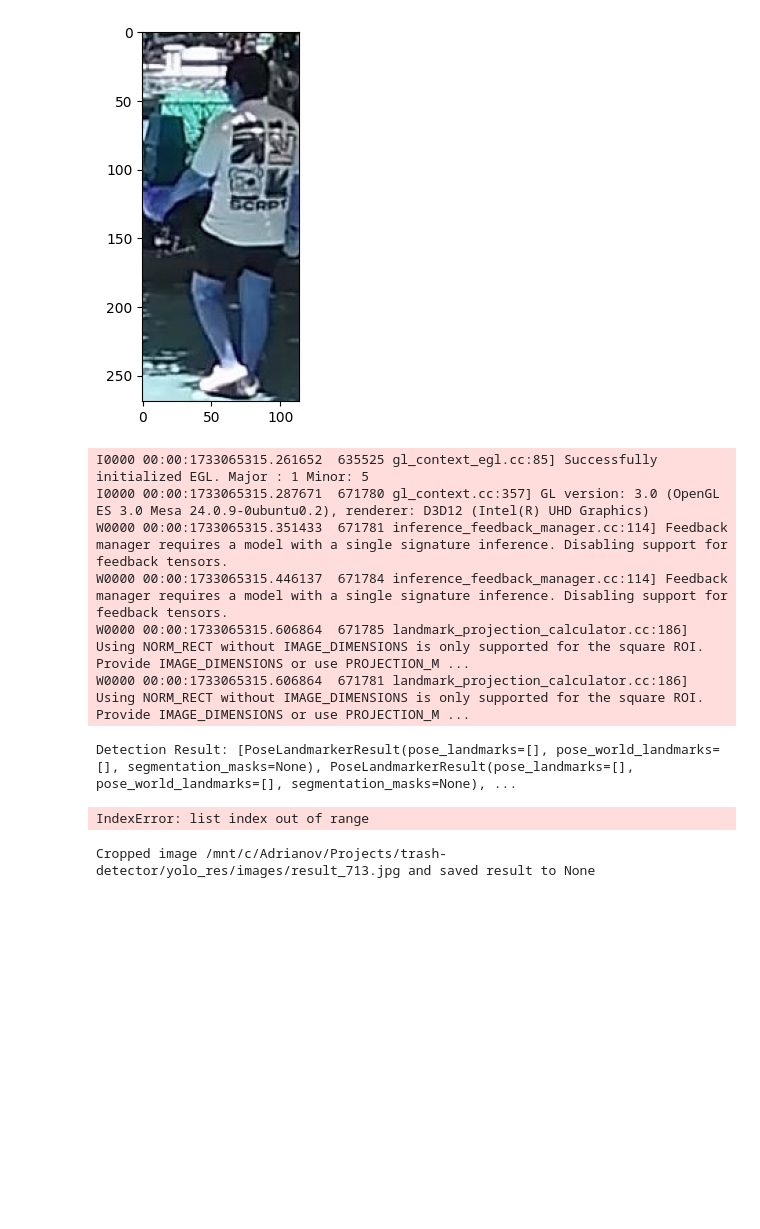
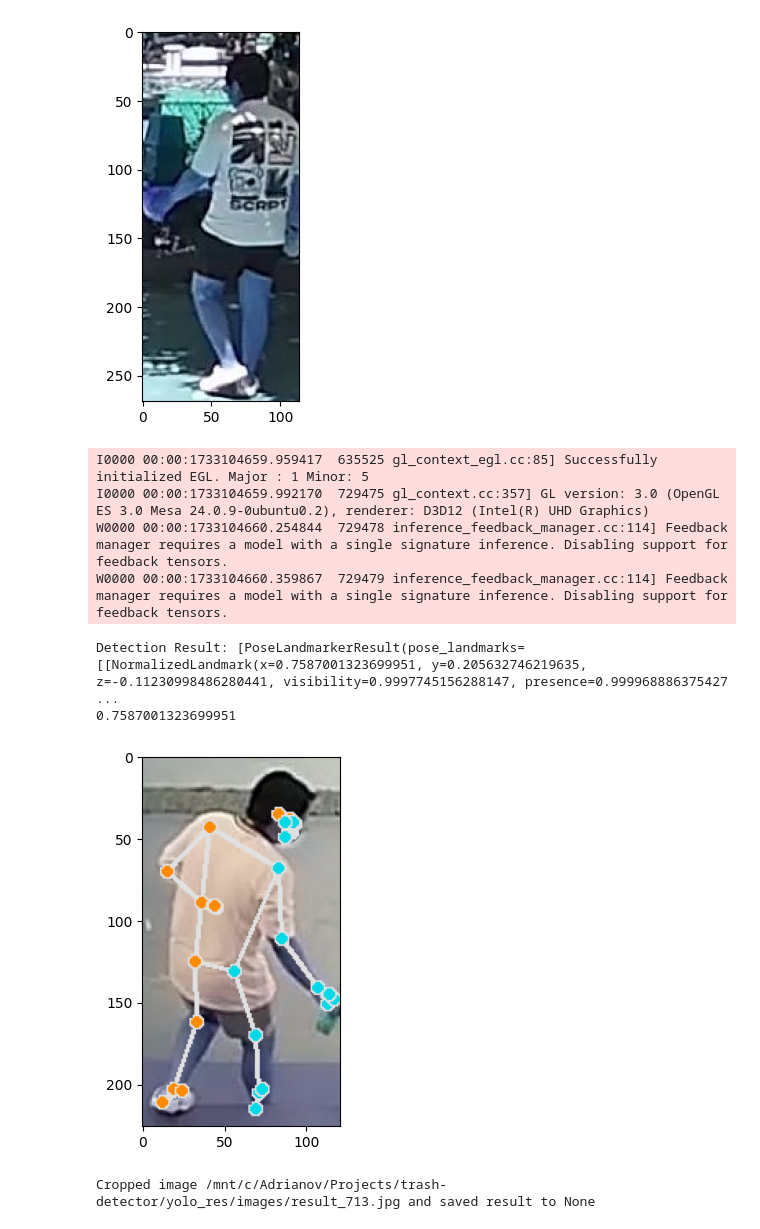
Before and after one commit to corvus-rex/trash-detector, a Jupyter notebook: littering_eval.ipynb, the cells around one changed output. Saved outputs shown, nothing was run; the diff lists cells and outputs as text; code cells hidden in the pictures; blank space fills up the shorter version.

```diff
--- a/littering_eval.ipynb
+++ b/littering_eval.ipynb
@@ -237,74 +237,43 @@ detector = vision.PoseLandmarker.create_from_options(options)
 
 # STEP 3: Load the input image.
 # image = mp.Image.create_from_file(img_path)
 img = cv2.imread(img_path)
 img = cv2.cvtColor(img, cv2.COLOR_BGR2RGB)
 image = mp.Image(image_format=mp.ImageFormat.SRGB, data=img)
 
-test = ['video_8_1_jpg.rf.e0344bb2cbcf64e3b4dc9575fe6c5fc6.jpg',
- 'video_8_2_jpg.rf.5a3199296a8b49faa5306376d3630626.jpg',
- 'video_8_3_jpg.rf.1d9fdddc019ad19131ea8195908b8034.jpg',
- 'video_8_4_jpg.rf.a1f187a5d6af8029a91d413ed45a0d6c.jpg',
- 'video_8_5_jpg.rf.9769894dd11d1eb99748ab6f3176a153.jpg',
- 'video_8_6_jpg.rf.395c294c2b895e818321ec8fc354f040.jpg',
- 'video_8_7_jpg.rf.55084c399a1438da0442baf19643d358.jpg',
- 'video_8_8_jpg.rf.a7f5ed1692c5eeec8de60c6c7118dba8.jpg',
- 'video_8_9_jpg.rf.215926632c0778d5883ce56a307e5abe.jpg',
- 'video_8_10_jpg.rf.5ccea4cd9dc4f61af6ad01348424245b.jpg',
- 'video_8_11_jpg.rf.9daf5ec65ebe5b7fcd5b3c40de7307c5.jpg',
- 'video_8_12_jpg.rf.73923a2cd068b79aa085fd650257684d.jpg',
- 'video_8_13_jpg.rf.720d9dbf2e1dfb78851b6b509b715854.jpg',
- 'video_8_14_jpg.rf.8a481cf5657101bcb02bc1dee980c14f.jpg',
- 'video_8_15_jpg.rf.acb501a045b4c38d9f9a267fc2c8b8ca.jpg',
- 'video_8_16_jpg.rf.823fe7315e5cc6b3e7c2ac0f794bee40.jpg',
- 'video_8_17_jpg.rf.109872d19953bae5ea464013103ac119.jpg',
- 'video_8_18_jpg.rf.c45ef3ddf909537888ab173bfb387d90.jpg',
- 'video_8_19_jpg.rf.910a0e8812ae60d38262be6f5ae96fd4.jpg',
- 'video_8_20_jpg.rf.5589701b21230052776886f8ed1f2b62.jpg',
- 'video_8_21_jpg.rf.b6b692de4ee252351a1914869ae2683b.jpg',
- 'video_8_22_jpg.rf.687d3f6793f7a0b4c218300e4c8ebbb7.jpg',
- 'video_8_23_jpg.rf.9f9c632a9d36e5f35c9afabdcc48f237.jpg',
- 'video_8_24_jpg.rf.c5b152156dd3c42965ca72847e8cf787.jpg',
- 'video_8_25_jpg.rf.ed56b98852c88f3478097ba1be84ec47.jpg',
- 'video_8_26_jpg.rf.dec01afd3c0035e29e44160cbefa7811.jpg',
- 'video_8_27_jpg.rf.6644e02ac500ac767e080711b7b7cd86.jpg',
- 'video_8_28_jpg.rf.9f409b3bf2e1d620c328e8faba0c0901.jpg',
- 'video_8_29_jpg.rf.22e7b800fb8c8880e6ea02fcf74d99f7.jpg',
- 'video_8_30_jpg.rf.39ee8b455fdf3df0c706d3d7f3fde1b9.jpg']
+test = ['video_5_1_jpg.rf.cb888807dc591b2a15f2914b401c8435.jpg']
 
 # STEP 4: Detect pose landmarks from the input image.
 
 detection_results = []
 
 for i in test:
     image_path = f"/mnt/c/Adrianov/Projects/trash-detector/segmented/{i.replace(".jpg", "")}/0.jpg"
     try:
         image = mp.Image.create_from_file(image_path)
         res = detector.detect(image)
     except:
         res = None
     detection_results.append(res)
 
 print("Detection Result:", detection_results)
 
 # STEP 5: Process the detection result. In this case, visualize it.
 selected_points = [12,14,16,22,18,20,11,13,15,21,19,17]
-annotated_image = pose_util.draw_landmarks_on_image(image.numpy_view(), detection_result)
-print(detection_result.pose_landmarks[0][0].x)
+annotated_image = pose_util.draw_landmarks_on_image(image.numpy_view(), detection_results[0])
+print(detection_results[0].pose_landmarks[0][0].x)
 
 plt.imshow(cv2.cvtColor(annotated_image, cv2.COLOR_RGB2BGR))
 plt.show()
 filtered_result = pose_util.filter_pose(selected_points, detection_result)
-print(len(filtered_result.pose_landmarks[0]))
 # %% [output]
-I0000 00:00:1733065315.261652  635525 gl_context_egl.cc:85] Successfully initialized EGL. Major : 1 Minor: 5
-I0000 00:00:1733065315.287671  671780 gl_context.cc:357] GL version: 3.0 (OpenGL ES 3.0 Mesa 24.0.9-0ubuntu0.2), renderer: D3D12 (Intel(R) UHD Graphics)
-W0000 00:00:1733065315.351433  671781 inference_feedback_manager.cc:114] Feedback manager requires a model with a single signature inference. Disabling support for feedback tensors.
-W0000 00:00:1733065315.446137  671784 inference_feedback_manager.cc:114] Feedback manager requires a model with a single signature inference. Disabling support for feedback tensors.
-W0000 00:00:1733065315.606864  671785 landmark_projection_calculator.cc:186] Using NORM_RECT without IMAGE_DIMENSIONS is only supported for the square ROI. Provide IMAGE_DIMENSIONS or use PROJECTION_M ...
-W0000 00:00:1733065315.606864  671781 landmark_projection_calculator.cc:186] Using NORM_RECT without IMAGE_DIMENSIONS is only supported for the square ROI. Provide IMAGE_DIMENSIONS or use PROJECTION_M ...
+I0000 00:00:1733104659.959417  635525 gl_context_egl.cc:85] Successfully initialized EGL. Major : 1 Minor: 5
+I0000 00:00:1733104659.992170  729475 gl_context.cc:357] GL version: 3.0 (OpenGL ES 3.0 Mesa 24.0.9-0ubuntu0.2), renderer: D3D12 (Intel(R) UHD Graphics)
+W0000 00:00:1733104660.254844  729478 inference_feedback_manager.cc:114] Feedback manager requires a model with a single signature inference. Disabling support for feedback tensors.
+W0000 00:00:1733104660.359867  729479 inference_feedback_manager.cc:114] Feedback manager requires a model with a single signature inference. Disabling support for feedback tensors.
-Detection Result: [PoseLandmarkerResult(pose_landmarks=[], pose_world_landmarks=[], segmentation_masks=None), PoseLandmarkerResult(pose_landmarks=[], pose_world_landmarks=[], segmentation_masks=None), ...
+Detection Result: [PoseLandmarkerResult(pose_landmarks=[[NormalizedLandmark(x=0.7587001323699951, y=0.205632746219635, z=-0.11230998486280441, visibility=0.9997745156288147, presence=0.999968886375427 ...
+0.7587001323699951
-IndexError: list index out of range
+[figure, added]
 # %%
 import cv2
 
```
Also changed, not shown: 2 other files.
